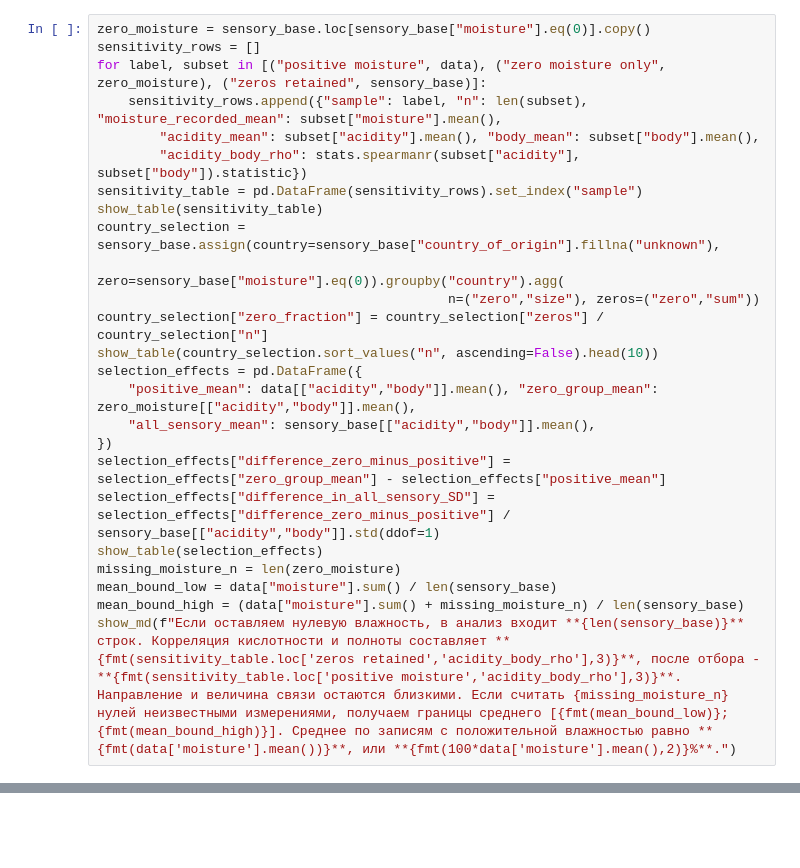
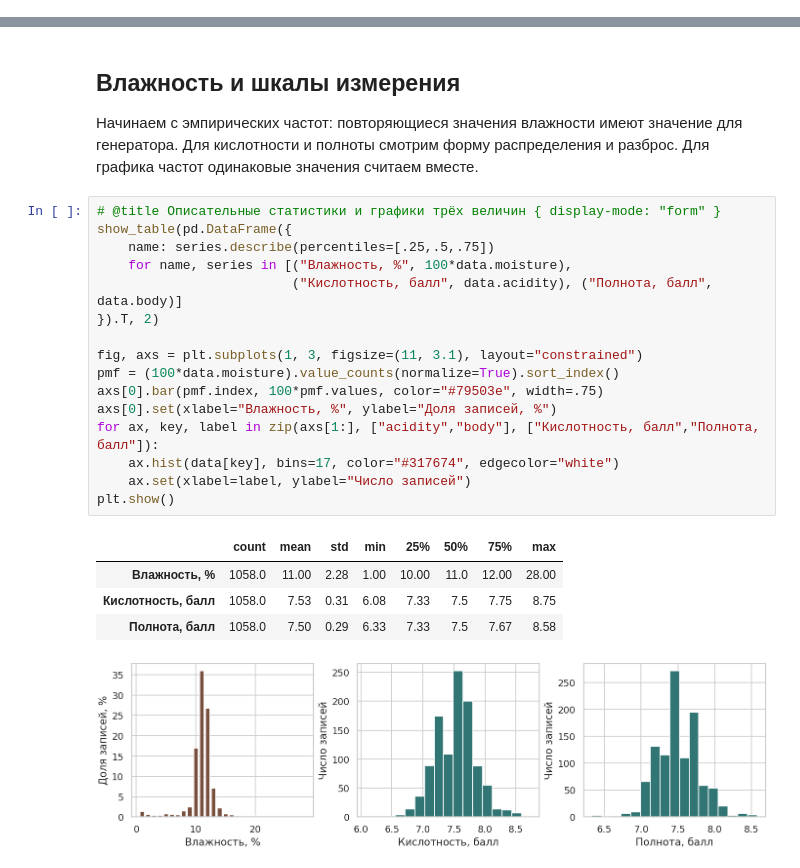
Before and after one commit to Mironiks007/fifty-shades-of-coffee-stat, a Jupyter notebook: stat-lab1-s1.ipynb, the cells around one changed output, grey strips where cells are left out. Drawn from its saved outputs; the diff is of its cells as text; blank space fills up the shorter version.

```diff
--- a/stat-lab1-s1.ipynb
+++ b/stat-lab1-s1.ipynb
@@ -172,25 +0,0 @@ show_md(f"После отбора исключили **{len(arabica)-len(data)}
-# %%
-zero_moisture = sensory_base.loc[sensory_base["moisture"].eq(0)].copy()
-sensitivity_rows = []
-for label, subset in [("positive moisture", data), ("zero moisture only", zero_moisture), ("zeros retained", sensory_base)]:
-    sensitivity_rows.append({"sample": label, "n": len(subset), "moisture_recorded_mean": subset["moisture"].mean(),
-        "acidity_mean": subset["acidity"].mean(), "body_mean": subset["body"].mean(),
-        "acidity_body_rho": stats.spearmanr(subset["acidity"], subset["body"]).statistic})
-sensitivity_table = pd.DataFrame(sensitivity_rows).set_index("sample")
-show_table(sensitivity_table)
-country_selection = sensory_base.assign(country=sensory_base["country_of_origin"].fillna("unknown"),
-                                         zero=sensory_base["moisture"].eq(0)).groupby("country").agg(
-                                             n=("zero","size"), zeros=("zero","sum"))
-country_selection["zero_fraction"] = country_selection["zeros"] / country_selection["n"]
-show_table(country_selection.sort_values("n", ascending=False).head(10))
-selection_effects = pd.DataFrame({
-    "positive_mean": data[["acidity","body"]].mean(), "zero_group_mean": zero_moisture[["acidity","body"]].mean(),
-    "all_sensory_mean": sensory_base[["acidity","body"]].mean(),
-})
-selection_effects["difference_zero_minus_positive"] = selection_effects["zero_group_mean"] - selection_effects["positive_mean"]
-selection_effects["difference_in_all_sensory_SD"] = selection_effects["difference_zero_minus_positive"] / sensory_base[["acidity","body"]].std(ddof=1)
-show_table(selection_effects)
-missing_moisture_n = len(zero_moisture)
-mean_bound_low = data["moisture"].sum() / len(sensory_base)
-mean_bound_high = (data["moisture"].sum() + missing_moisture_n) / len(sensory_base)
-show_md(f"Если оставляем нулевую влажность, в анализ входит **{len(sensory_base)}** строк. Корреляция кислотности и полноты составляет **{fmt(sensitivity_table.loc['zeros retained','acidity_body_rho'],3)}**, после отбора - **{fmt(sensitivity_table.loc['positive moisture','acidity_body_rho'],3)}**. Направление и величина связи остаются близкими. Если считать {missing_moisture_n} нулей неизвестными измерениями, получаем границы среднего [{fmt(mean_bound_low)}; {fmt(mean_bound_high)}]. Среднее по записям с положительной влажностью равно **{fmt(data['moisture'].mean())}**, или **{fmt(100*data['moisture'].mean(),2)}%**.")
@@ -1878,0 +215,26 @@ if team_table[["cat_id","coeff"]].isna().any().any():
+# %% [markdown]
+## Влажность и шкалы измерения
+
+Начинаем с эмпирических частот: повторяющиеся значения влажности имеют значение для генератора. Для кислотности и полноты смотрим форму распределения и разброс. Для графика частот одинаковые значения считаем вместе.
+# %%
+# @title Описательные статистики и графики трёх величин { display-mode: "form" }
+show_table(pd.DataFrame({
+    name: series.describe(percentiles=[.25,.5,.75])
+    for name, series in [("Влажность, %", 100*data.moisture),
+                         ("Кислотность, балл", data.acidity), ("Полнота, балл", data.body)]
+}).T, 2)
+
+fig, axs = plt.subplots(1, 3, figsize=(11, 3.1), layout="constrained")
+pmf = (100*data.moisture).value_counts(normalize=True).sort_index()
+axs[0].bar(pmf.index, 100*pmf.values, color="#79503e", width=.75)
+axs[0].set(xlabel="Влажность, %", ylabel="Доля записей, %")
+for ax, key, label in zip(axs[1:], ["acidity","body"], ["Кислотность, балл","Полнота, балл"]):
+    ax.hist(data[key], bins=17, color="#317674", edgecolor="white")
+    ax.set(xlabel=label, ylabel="Число записей")
+plt.show()
+# %% [output]
+|  | count | mean | std | min | 25% | 50% | 75% | max |
+| Влажность, % | 1058.0 | 11.00 | 2.28 | 1.00 | 10.00 | 11.0 | 12.00 | 28.00 |
+| Кислотность, балл | 1058.0 | 7.53 | 0.31 | 6.08 | 7.33 | 7.5 | 7.75 | 8.75 |
+| Полнота, балл | 1058.0 | 7.50 | 0.29 | 6.33 | 7.33 | 7.5 | 7.67 | 8.58 |
+[figure, added]
```
Also changed, not shown: parts of 79 cells of this notebook, 9 other files.
